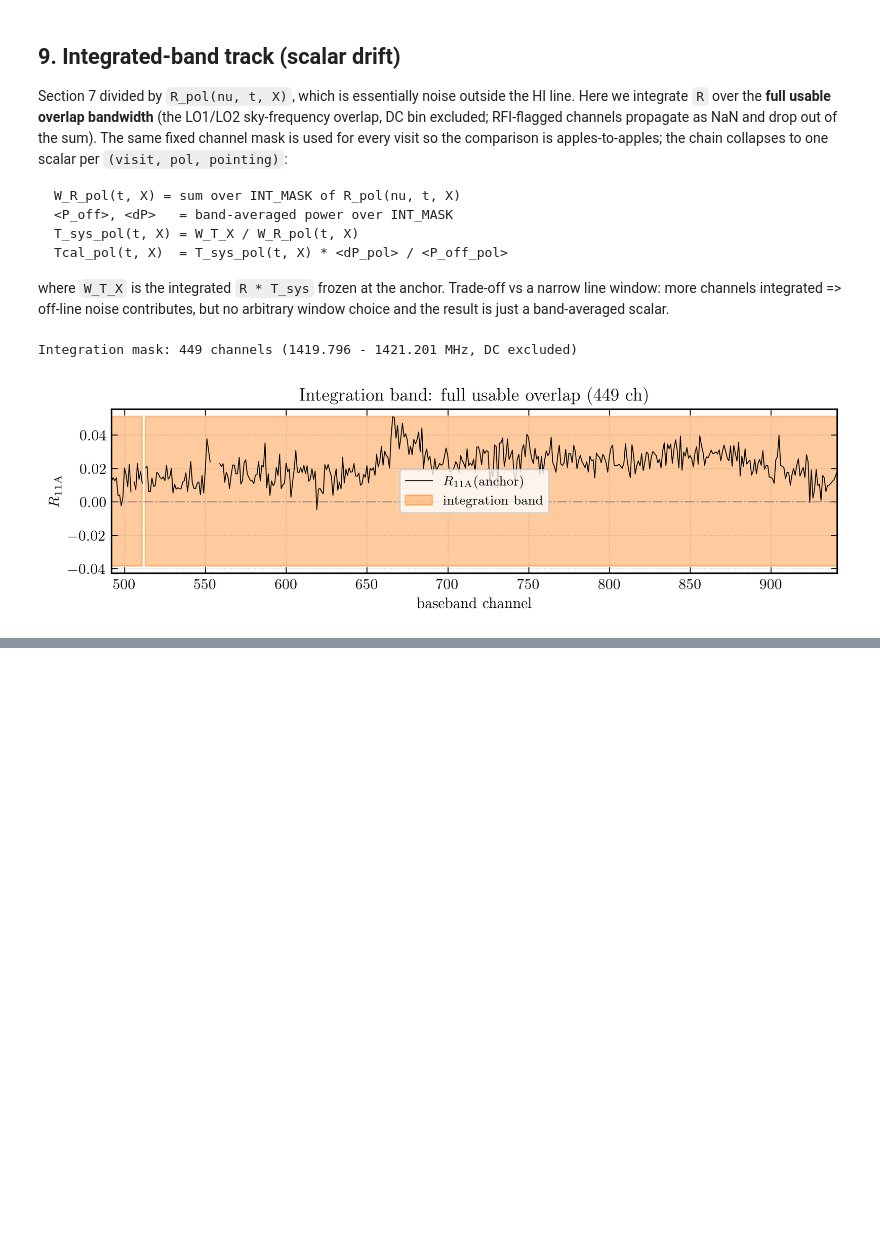
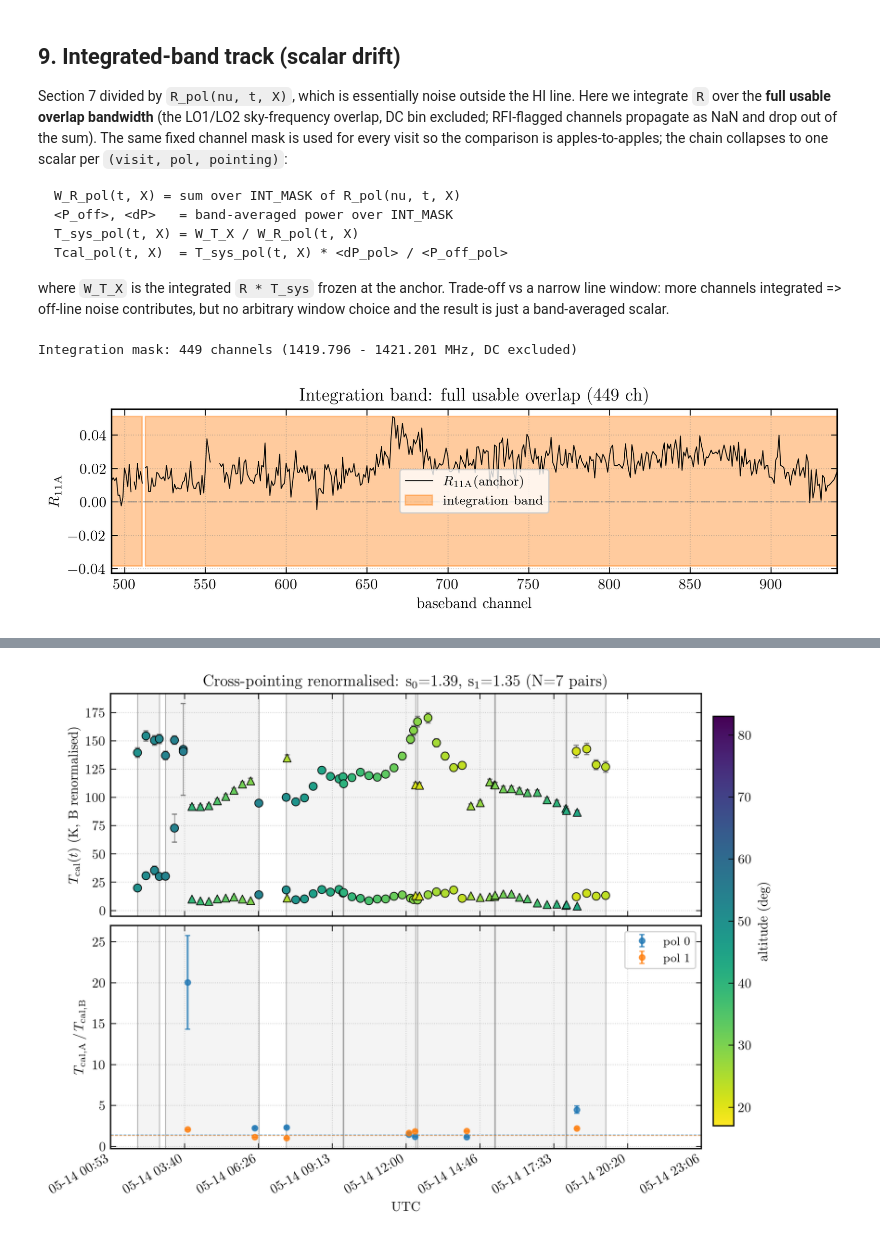
Before and after one commit to raw-asparagus/ay-121, a Jupyter notebook: labs/04/main_scan_calibration.ipynb, the cells around one changed output, grey strips where cells are left out. Drawn from its saved outputs; the diff is of its cells as text; code cells hidden in the pictures; blank space fills up the shorter version.

```diff
--- a/labs/04/main_scan_calibration.ipynb
+++ b/labs/04/main_scan_calibration.ipynb
@@ -978,6 +1201,10 @@ sc = None
 for ax, pol_idx in zip(axes, (0, 1)):
     _shade_sessions(ax, session_spans)
     for tid, df_pt in zip(pointings, (dfA_s, dfB_s)):
+        ax.errorbar(df_pt['t_mid'], df_pt[f'Tcal_pol{pol_idx}'],
+                    yerr=df_pt[f'sigma_Tcal_pol{pol_idx}'],
+                    fmt='none', ecolor='0.4', elinewidth=LW_FINE,
+                    capsize=2, alpha=ALPHA_STANDARD, zorder=2)
         sc = ax.scatter(df_pt['t_mid'], df_pt[f'Tcal_pol{pol_idx}'],
                         c=df_pt['alt'], cmap=cmap,
                         vmin=alt_min, vmax=alt_max,
@@ -1022,7 +1249,7 @@ cbar.set_label('altitude (deg)')
 
 fig.suptitle(
     rf'$T_{{\rm cal}}$ drift, integrated over usable overlap '
-    rf'({INT_MASK.sum()} channels)'
+    rf'({INT_MASK.sum()} channels; error bars = propagated visit SEM)'
 )
 plt.show()
 # %% [output]
@@ -1029,0 +1351,61 @@ plt.show()
+# %%
+# Top panel: renormalised Tcal(t) tracks overlaid (A unchanged, B x s).
+# Bottom panel: pair-wise Tcal_A/Tcal_B ratio vs time -- flat means
+# the divergence was a pure constant offset; structured means a real
+# time-varying differential.
+fig = plt.figure(figsize=(TEXTWIDTH_IN, TEXTWIDTH_IN * 12 / 16),
+                 constrained_layout=True)
+axes = subpanels(fig, 2, sharex=True)
+
+sc = None
+ax = axes[0]
+_shade_sessions(ax, session_spans)
+for tid, df_pt in zip(pointings, (dfA_s, dfB_renorm)):
+    for pol_idx, ls in zip((0, 1), ('-', '--')):
+        ax.errorbar(df_pt['t_mid'], df_pt[f'Tcal_pol{pol_idx}'],
+                    yerr=df_pt[f'sigma_Tcal_pol{pol_idx}'],
+                    fmt='none', ecolor='0.4', elinewidth=LW_FINE,
+                    capsize=2, alpha=ALPHA_STANDARD, zorder=2)
+        sc = ax.scatter(df_pt['t_mid'], df_pt[f'Tcal_pol{pol_idx}'],
+                        c=df_pt['alt'], cmap=cmap,
+                        vmin=alt_min, vmax=alt_max,
+                        marker=markers[tid], s=SS_STANDARD,
+                        edgecolor='k', linewidth=LW_FINE, zorder=3,
+                        label=(f'pol {pol_idx}' if tid == pointings[0] else None))
+ax.set_ylabel(r'$T_{\rm cal}(t)$ (K, B renormalised)')
+ax.set_title(rf'Cross-pointing renormalised: '
+             rf's$_{{0}}$={scale[0]:.2f}, s$_{{1}}$={scale[1]:.2f} '
+             rf'(N={len(pairs_renorm)} pairs)')
+
+ax = axes[1]
+_shade_sessions(ax, session_spans)
+for pol_idx, color in zip((0, 1), ('C0', 'C1')):
+    ts = np.array(ratio_times[pol_idx])
+    rs = np.array([r for r, _ in ratios_per_pol[pol_idx]])
+    ss = np.array([s for _, s in ratios_per_pol[pol_idx]])
+    if len(ts):
+        ax.errorbar(ts, rs, yerr=ss, fmt='o', color=color,
+                    markersize=4, capsize=2, alpha=ALPHA_STANDARD,
+                    label=f'pol {pol_idx}')
+        ax.axhline(scale[pol_idx], color=color, ls='--', lw=LW_FINE,
+                   alpha=ALPHA_LIGHT)
+ax.set_ylabel(r'$T_{\rm cal,A}\,/\,T_{\rm cal,B}$')
+ax.legend(loc='best', frameon=True)
+
+xticks = axes[1].get_xticks()
+axes[1].set_xticks(xticks)
+axes[1].set_xticklabels(
+    [dt.datetime.fromtimestamp(t, dt.UTC).strftime('%m-%d %H:%M')
+     for t in xticks],
+    rotation=30, ha='right',
+)
+axes[1].set_xlabel('UTC')
+
+if sc is not None:
+    cbar = fig.colorbar(sc, ax=axes, location='right',
+                        fraction=0.04, pad=0.02, shrink=0.9)
+    cbar.set_label('altitude (deg)')
+
+plt.show()
+# %% [output]
+[figure, added]
```
Also changed, not shown: parts of 13 cells of this notebook, 4 other files.
